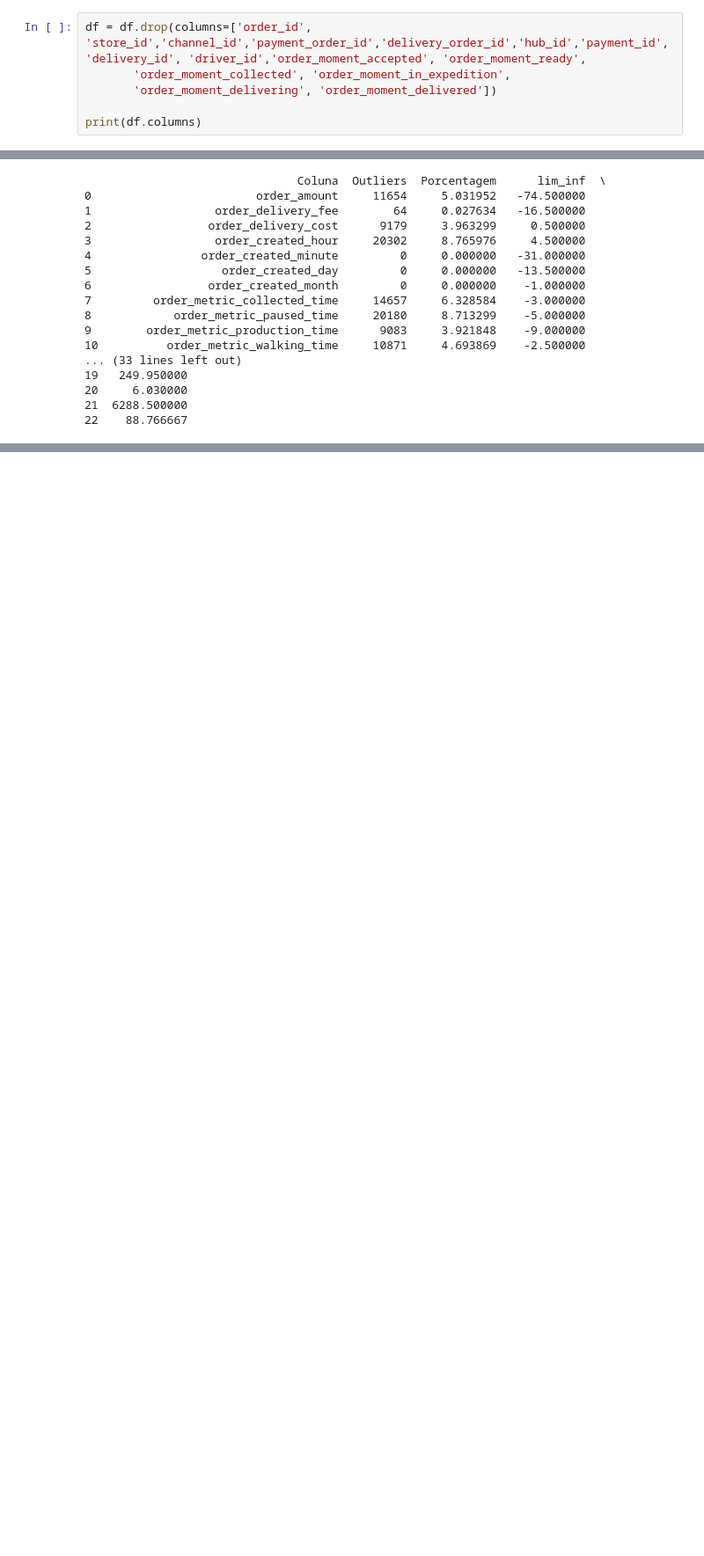
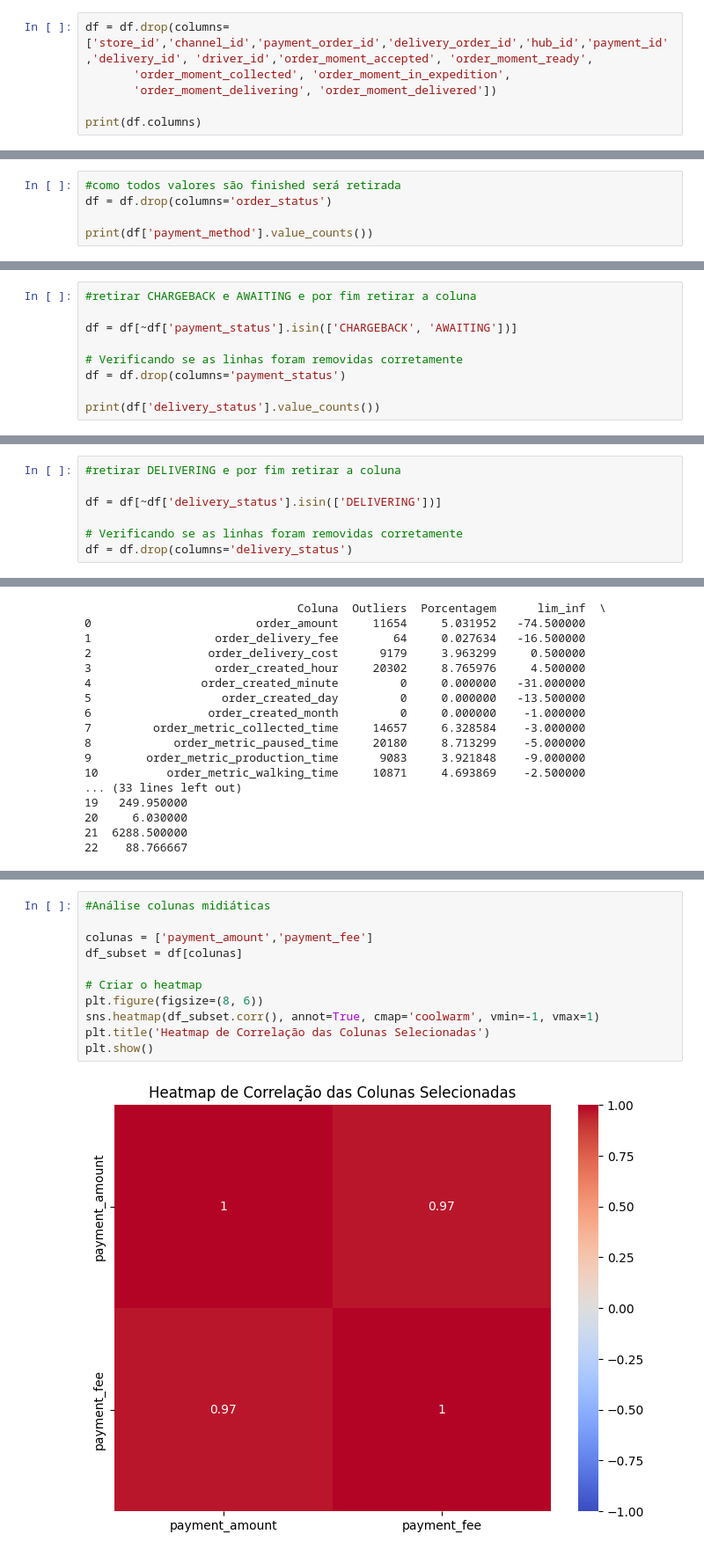
Before and after one commit to PedroMatusita/Previsao, a Jupyter notebook: matusita.ipynb, the cells around one changed output, grey strips where cells are left out. Shown: that part at 88% size. Drawn from its saved outputs; the diff is of its cells as text; blank space fills up the shorter version.

```diff
--- a/matusita.ipynb
+++ b/matusita.ipynb
@@ -50,7 +50,7 @@ Index(['order_id', 'store_id', 'channel_id', 'payment_order_id',
 # %% [markdown]
 Agora com o dataframe todo unido, dropar colunas de id que não agregam no modelo
 # %%
-df = df.drop(columns=['order_id', 'store_id','channel_id','payment_order_id','delivery_order_id','hub_id','payment_id','delivery_id', 'driver_id','order_moment_accepted', 'order_moment_ready',
+df = df.drop(columns=['store_id','channel_id','payment_order_id','delivery_order_id','hub_id','payment_id','delivery_id', 'driver_id','order_moment_accepted', 'order_moment_ready',
        'order_moment_collected', 'order_moment_in_expedition',
        'order_moment_delivering', 'order_moment_delivered'])
 
@@ -73,0 +98,5 @@ limpeza inciail dos dados
+# %%
+#como todos valores são finished será retirada
+df = df.drop(columns='order_status')
+
+print(df['payment_method'].value_counts())
@@ -73,0 +158,9 @@ limpeza inciail dos dados
+# %%
+#retirar CHARGEBACK e AWAITING e por fim retirar a coluna
+
+df = df[~df['payment_status'].isin(['CHARGEBACK', 'AWAITING'])]
+
+# Verificando se as linhas foram removidas corretamente
+df = df.drop(columns='payment_status')
+
+print(df['delivery_status'].value_counts())
@@ -73,0 +172,7 @@ limpeza inciail dos dados
+# %%
+#retirar DELIVERING e por fim retirar a coluna
+
+df = df[~df['delivery_status'].isin(['DELIVERING'])]
+
+# Verificando se as linhas foram removidas corretamente
+df = df.drop(columns='delivery_status')
@@ -299,0 +427,13 @@ df.describe().T
+# %%
+#Análise colunas midiáticas
+
+colunas = ['payment_amount','payment_fee']
+df_subset = df[colunas]
+
+# Criar o heatmap
+plt.figure(figsize=(8, 6))
+sns.heatmap(df_subset.corr(), annot=True, cmap='coolwarm', vmin=-1, vmax=1)
+plt.title('Heatmap de Correlação das Colunas Selecionadas')
+plt.show()
+# %% [output]
+[figure, added]
```
Also changed, not shown: parts of 15 cells of this notebook.
